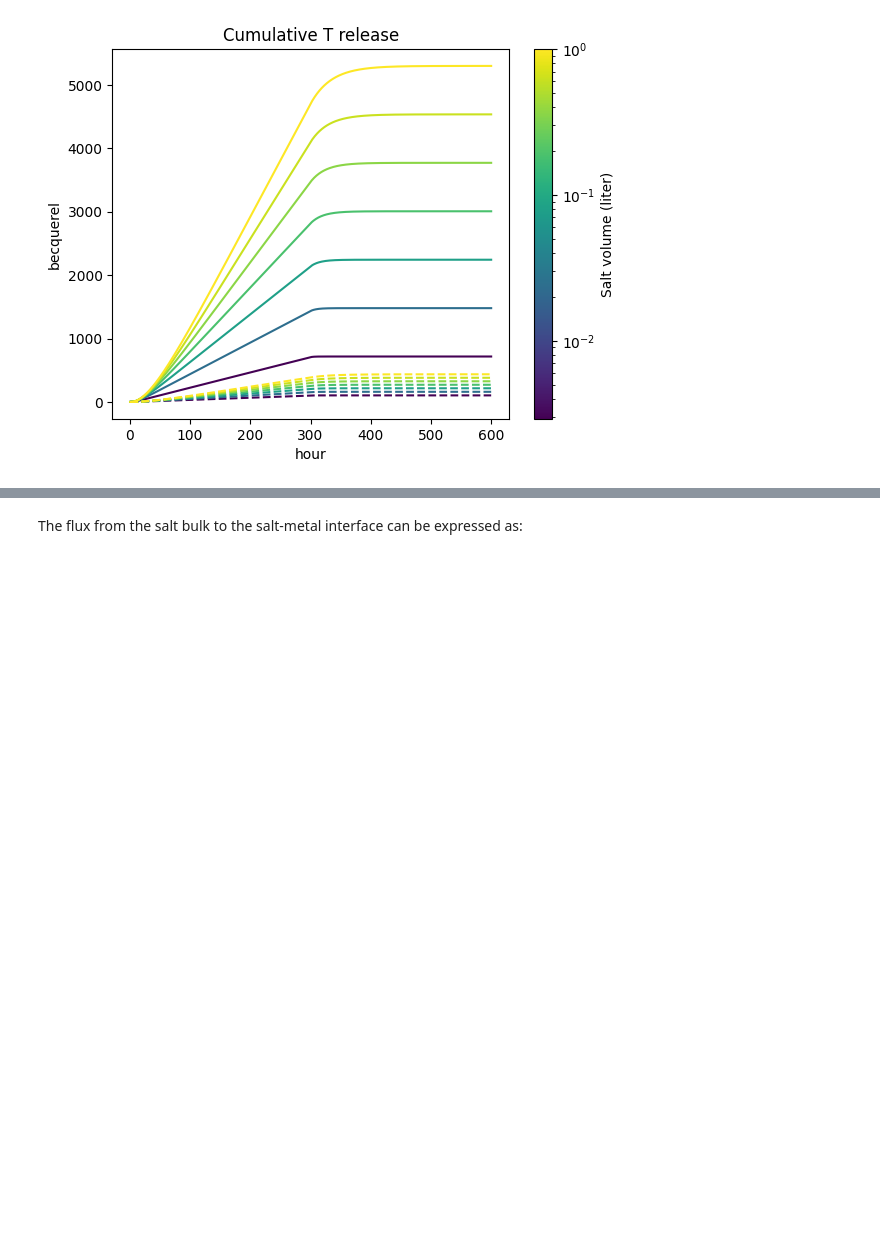
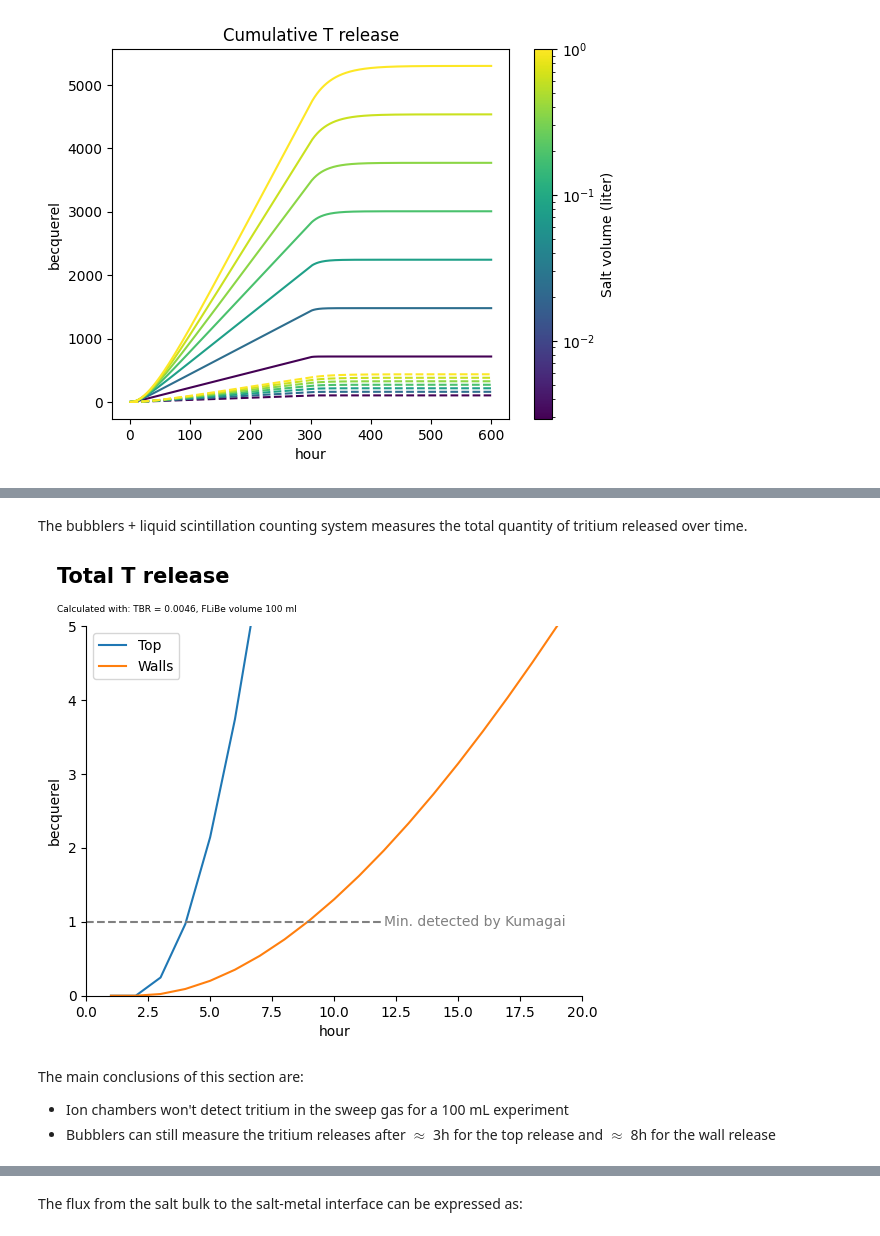
Before and after one commit to LIBRA-project/BABY-100-mL-runs, a Jupyter notebook: baby_dynamics.ipynb, the cells around one changed output, grey strips where cells are left out. Saved outputs shown, nothing was run; the diff lists cells and outputs as text; code cells hidden in the pictures; blank space fills up the shorter version.

Commit message:
Added T detection section

```diff
--- a/baby_dynamics.ipynb
+++ b/baby_dynamics.ipynb
@@ -248 +338,51 @@ plt.show()
+# %% [markdown]
+The bubblers + liquid scintillation counting system measures the total quantity of tritium released over time.
+# %%
+plt.gcf().text(0.08, 0.97, "Total T release", weight="bold", fontsize=15)
+subtitle = [
+    f"Calculated with: TBR = {my_model.TBR.to(ureg.dimensionless):.4f~P}, FLiBe volume {my_model.volume.to(ureg.ml):.0f~P}",
+]
+
+plt.gcf().text(0.08, 0.91, s="\n".join(subtitle), fontsize=6.5)
+
+
+integrated_top = (
+    cumulative_trapezoid(
+        top_release.to(ureg.Bq * ureg.h**-1), my_model.times.to(ureg.h), initial=0
+    )
+    * ureg.Bq
+)
+integrated_wall = (
+    cumulative_trapezoid(
+        wall_release.to(ureg.Bq * ureg.h**-1), my_model.times.to(ureg.h), initial=0
+    )
+    * ureg.Bq
+)
+plt.plot(my_model.times.to(ureg.h), integrated_top, label="Top")
+plt.plot(my_model.times.to(ureg.h), integrated_wall, label="Walls")
+plt.legend()
+
+l = plt.hlines(1*ureg.Bq, xmin=0*ureg.h, xmax=12*ureg.h, linestyle="dashed", color="grey", label="Min. detected by Kumagai")
+
+plt.annotate(
+    l.get_label(),
+    xy=(12*ureg.h, 1*ureg.Bq),
+    va="center",
+    color="grey",
+)
+
+
+# plt.yscale("log")
+# plt.ylim(0.1 * ureg.Bq, 100 * ureg.Bq)
+plt.ylim(0, 5 * ureg.Bq)
+
+plt.xlim(0*ureg.h, 20*ureg.h)
+plt.gca().spines.top.set_visible(False)
+plt.gca().spines.right.set_visible(False)
+# %% [output]
+[figure, added]
+# %% [markdown]
+The main conclusions of this section are:
+- Ion chambers won't detect tritium in the sweep gas for a 100 mL experiment
+- Bubblers can still measure the tritium releases after $\approx$ 3h for the top release and $\approx$ 8h for the wall release
 # %% [markdown]
```
Also changed, not shown: parts of 9 cells of this notebook.
